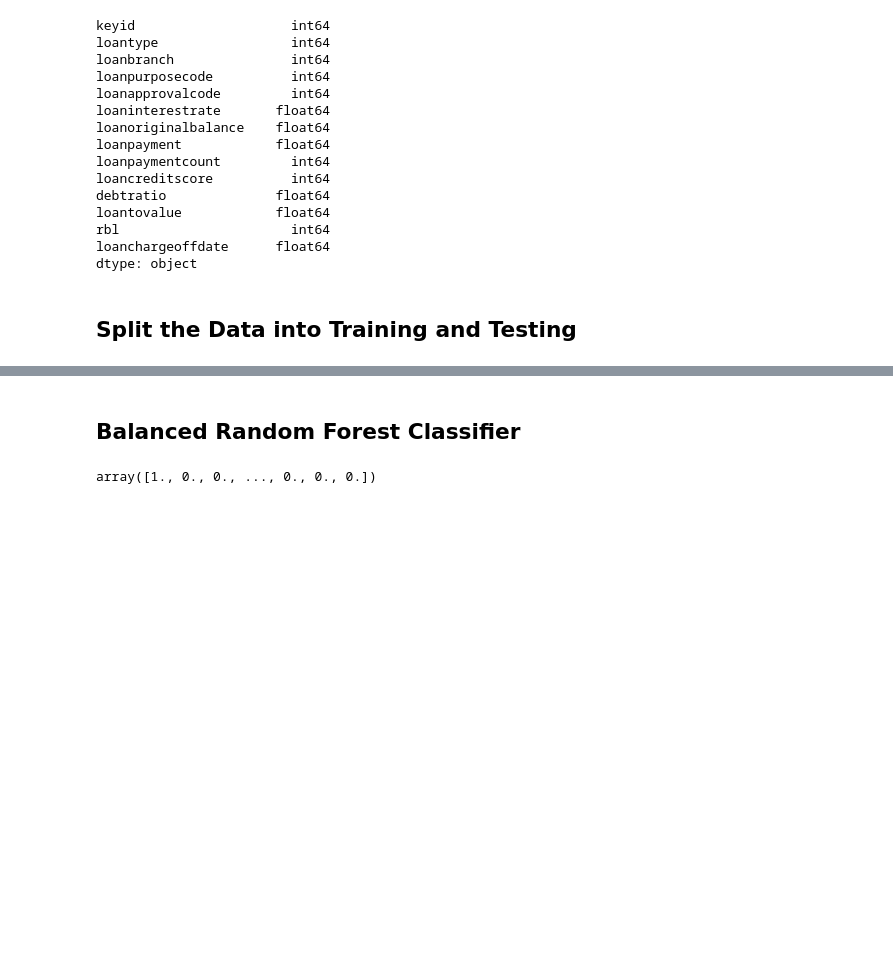
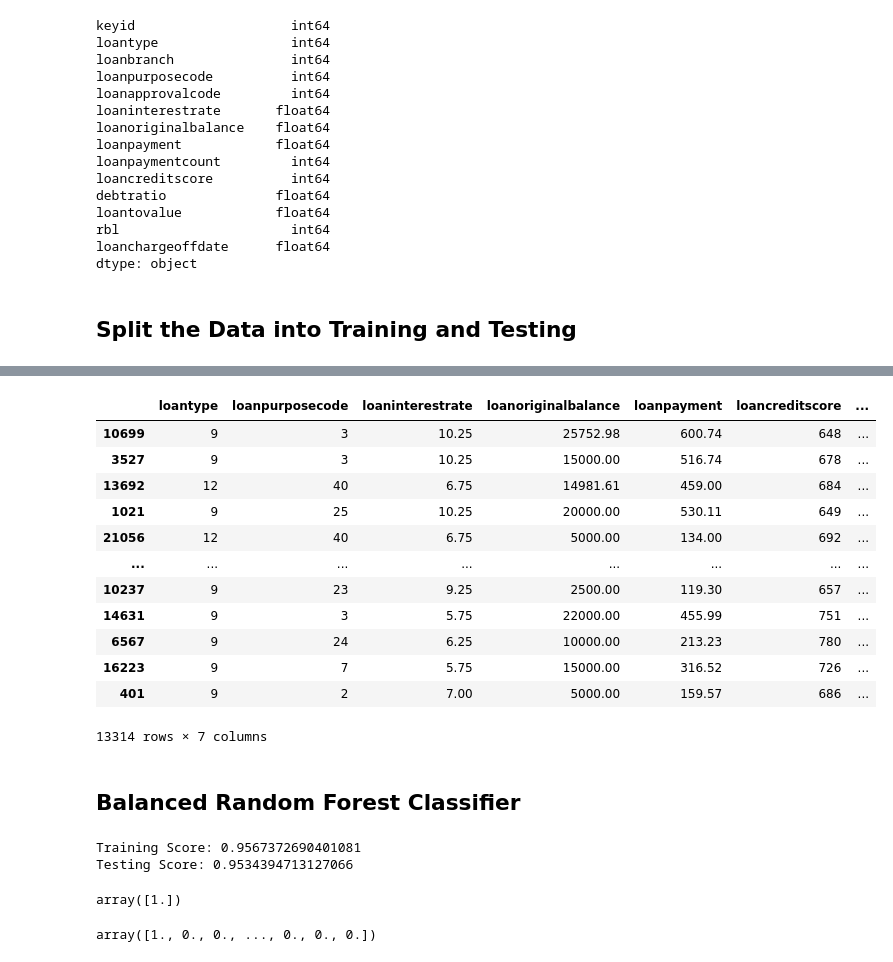
Before and after one commit to honoruru/Final_Project, a Jupyter notebook: Segment_3/credit_risk5.2.ipynb, the cells around one changed output, grey strips where cells are left out. Drawn from its saved outputs; the diff is of its cells as text; code cells hidden in the pictures; blank space fills up the shorter version.

```diff
--- a/Segment_3/credit_risk5.2.ipynb
+++ b/Segment_3/credit_risk5.2.ipynb
@@ -337,3 +353,19 @@ print(X_train_scaled)
+# %%
+X_train
+# %% [output]
+|  | loantype | loanpurposecode | loaninterestrate | loanoriginalbalance | loanpayment | loancreditscore | ... |
+| 10699 | 9 | 3 | 10.25 | 25752.98 | 600.74 | 648 | ... |
+| 3527 | 9 | 3 | 10.25 | 15000.00 | 516.74 | 678 | ... |
+| 13692 | 12 | 40 | 6.75 | 14981.61 | 459.00 | 684 | ... |
+| 1021 | 9 | 25 | 10.25 | 20000.00 | 530.11 | 649 | ... |
+| 21056 | 12 | 40 | 6.75 | 5000.00 | 134.00 | 692 | ... |
+| ... | ... | ... | ... | ... | ... | ... | ... |
+| 10237 | 9 | 23 | 9.25 | 2500.00 | 119.30 | 657 | ... |
+| 14631 | 9 | 3 | 5.75 | 22000.00 | 455.99 | 751 | ... |
+| 6567 | 9 | 24 | 6.25 | 10000.00 | 213.23 | 780 | ... |
+| 16223 | 9 | 7 | 5.75 | 15000.00 | 316.52 | 726 | ... |
+| 401 | 9 | 2 | 7.00 | 5000.00 | 159.57 | 686 | ... |
+13314 rows × 7 columns
 # %% [markdown]
 ##  Balanced Random Forest Classifier
 # %%
@@ -347,6 +379,20 @@ loan_model = loan_model.fit(X_train, y_train)
 
 # Making predictions using the testing data.
 predictions = loan_model.predict(X_test)
+# %%
+print(f'Training Score: {loan_model.score(X_train_scaled, y_train)}')
+print(f'Testing Score: {loan_model.score(X_test_scaled, y_test)}')
+# %% [output]
+Training Score: 0.9567372690401081
+Testing Score: 0.9534394713127066
+# %%
+# loantype, loanpurposecode, loaninterestrate, loanoriginalbalance, loanpayment, loancreditscore, debtratio
+# loan_model.predict([[10,10,10,10,10,10,10]])
+loan_model.predict([[5,5,5,5,5,5,5]])
+# loan_model.predict([[3,3,3,3,3,3,3]])
+# loan_model.predict([[3,3,3,3,3,5,5]])
+# %% [output]
+array([1.])
 # %%
 predictions
 # %% [output]
```
Also changed, not shown: parts of 10 cells of this notebook, 3 other files.
